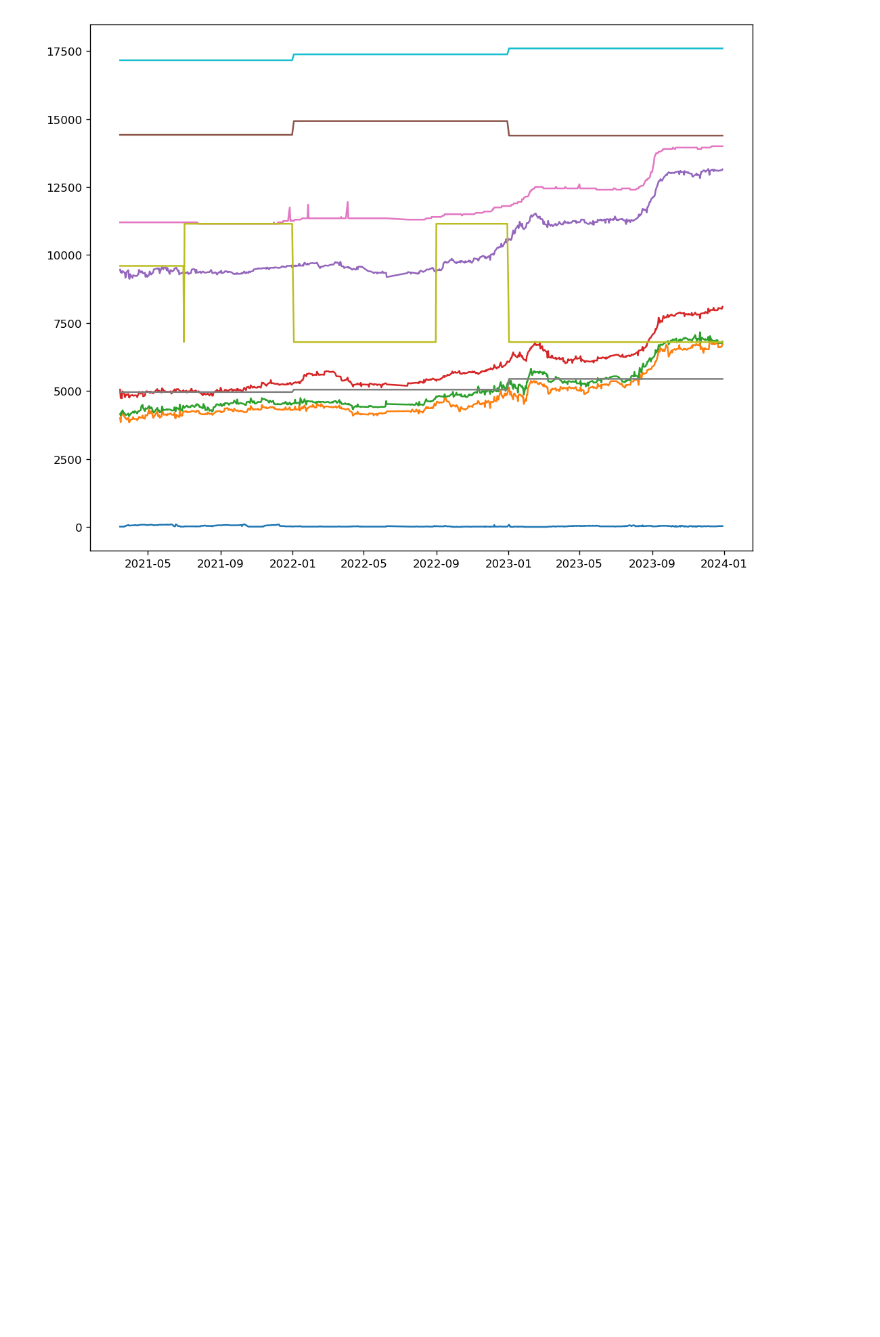
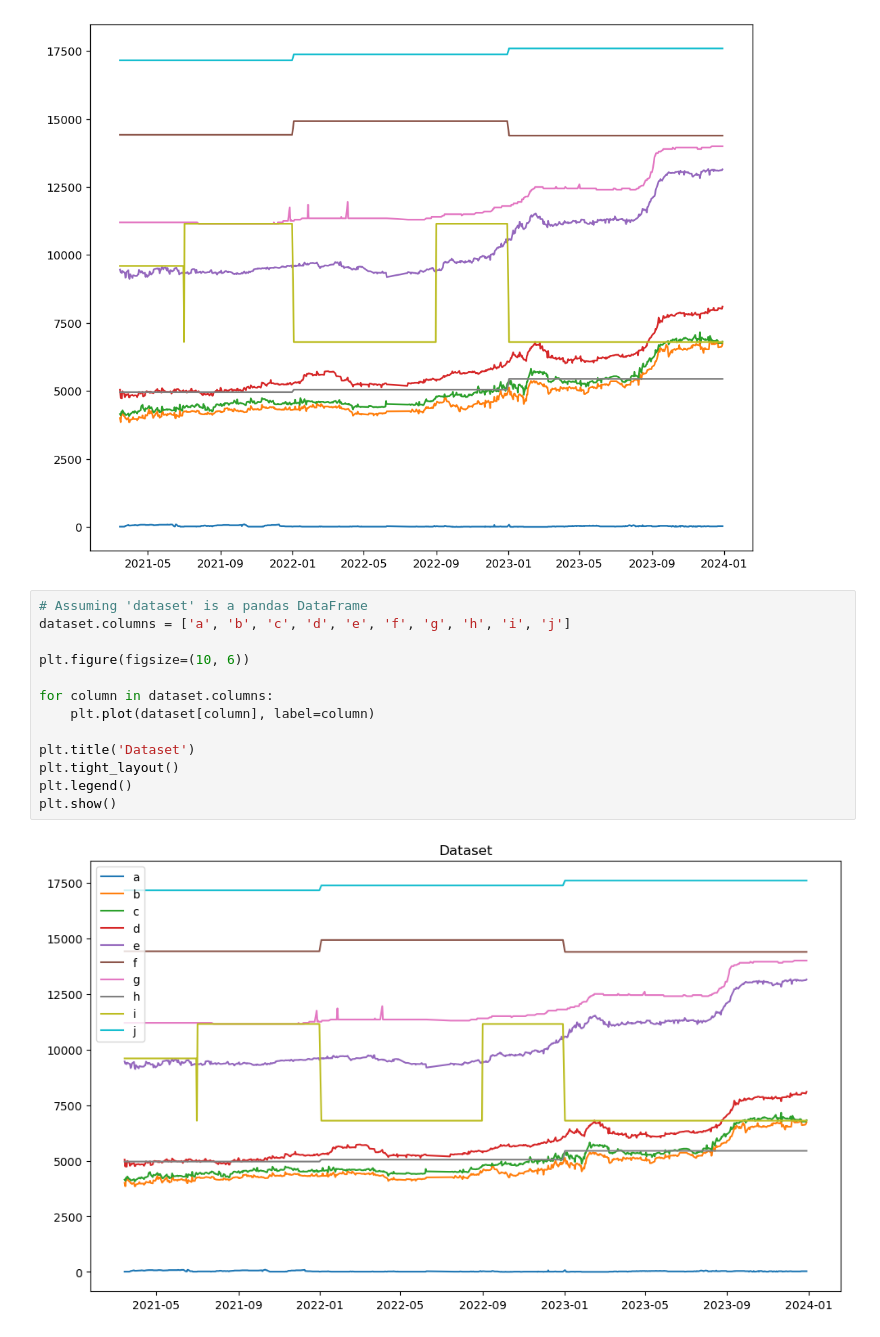
Before and after one commit to Danazzz/beras-scm, a Jupyter notebook: v.3/Statistik/ARIMA_SARIMA_SARIMAX.ipynb, the cells around one changed output. Cells and saved outputs as stored; diff of their text form; blank space fills up the shorter version.

```diff
--- a/v.3/Statistik/ARIMA_SARIMA_SARIMAX.ipynb
+++ b/v.3/Statistik/ARIMA_SARIMA_SARIMAX.ipynb
@@ -1430,3 +1293,18 @@ plt.tight_layout()
 plt.show()
 # %% [output]
 [figure]
+# %%
+# Assuming 'dataset' is a pandas DataFrame
+dataset.columns = ['a', 'b', 'c', 'd', 'e', 'f', 'g', 'h', 'i', 'j']
+
+plt.figure(figsize=(10, 6))
+
+for column in dataset.columns:
+    plt.plot(dataset[column], label=column)
+
+plt.title('Dataset')
+plt.tight_layout()
+plt.legend()
+plt.show()
+# %% [output]
+[figure, added]
```
Also changed, not shown: parts of 19 cells of this notebook, 42 other files.
